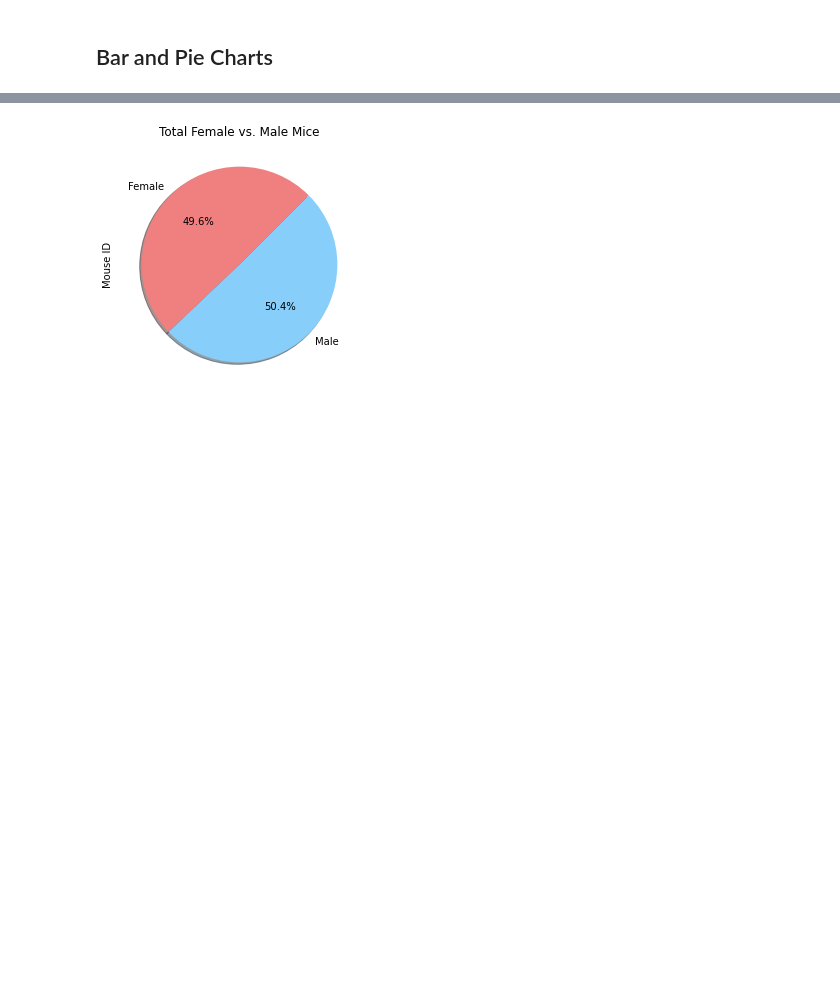
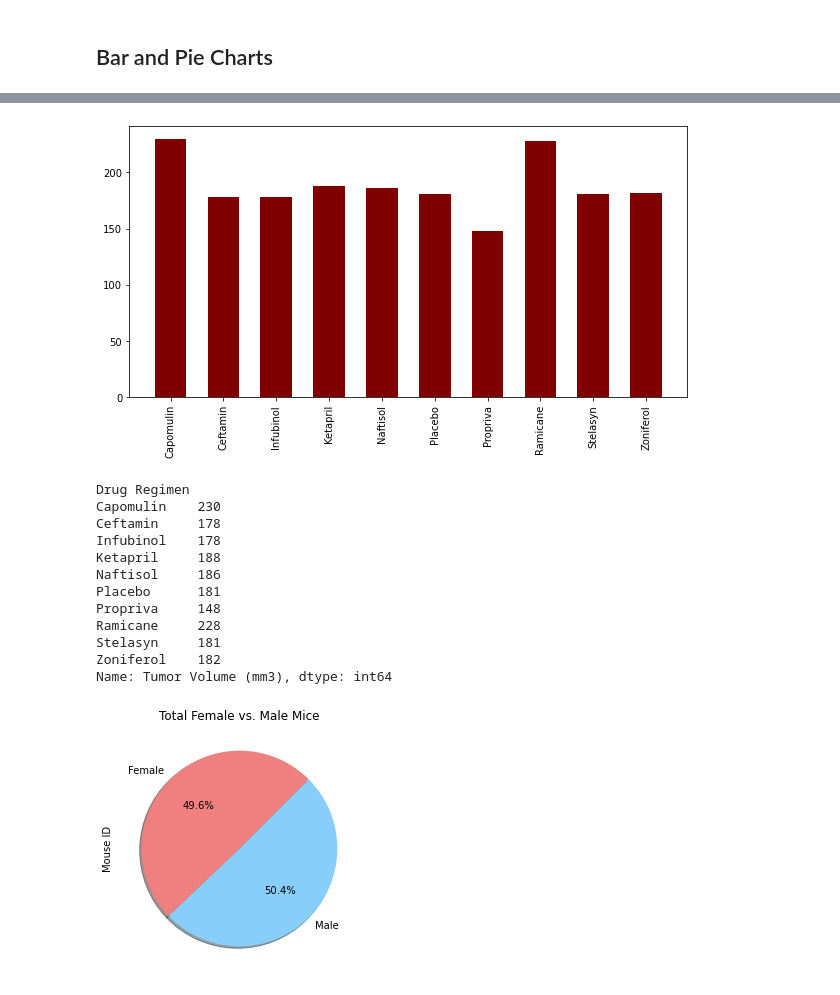
Before and after one commit to zpoeschl/matplotlib-challenge, a Jupyter notebook: Pymaceuticals/ZPoeschl_pymaceuticals.ipynb, the cells around one changed output, grey strips where cells are left out. Cells and saved outputs as stored; diff of their text form; code cells hidden in the pictures; blank space fills up the shorter version.

```diff
--- a/Pymaceuticals/ZPoeschl_pymaceuticals.ipynb
+++ b/Pymaceuticals/ZPoeschl_pymaceuticals.ipynb
@@ -136,12 +135,31 @@ plt.show()
 # %%
 ## Generate a bar plot showing the total number of measurements taken on each drug regimen using pyplot
 # Set x axis and tick locations
-
+drugs = ["Capomulin", "Ceftamin", "Infubinol", "Ketapril", "Naftisol", "Placebo", "Propriva", "Ramicane", "Stelasyn", "Zoniferol"]
+drug_groups = cleaned_df.groupby("Drug Regimen")
+tumor_measurements = drug_groups["Tumor Volume (mm3)"].count()
 
 # Create bar chart and set formatting/parameters
-# plt.figure(figsize=(10,5))
-# plt.bar(   xxxx   ,    xxxx   , color="blue", alpha=0.5, align="center")
-# plt.xticks(   xxxx   , cleaned_df["Drug Regimen"], rotation="vertical")
+plt.figure(figsize=(10,5))
+plt.bar(drugs, tumor_measurements, width=0.6, color="maroon", align="center")
+plt.xticks(rotation="vertical")
+
+plt.show()
+tumor_measurements
+# %% [output]
+[figure, added]
+Drug Regimen
+Capomulin    230
+Ceftamin     178
+Infubinol    178
+Ketapril     188
+Naftisol     186
+Placebo      181
+Propriva     148
+Ramicane     228
+Stelasyn     181
+Zoniferol    182
+Name: Tumor Volume (mm3), dtype: int64
 # %%
 ## Generate a pie plot showing the distribution of female versus male mice using pandas
 gender_dist = cleaned_df.groupby("Sex")
```
Also changed, not shown: parts of 4 cells of this notebook.
